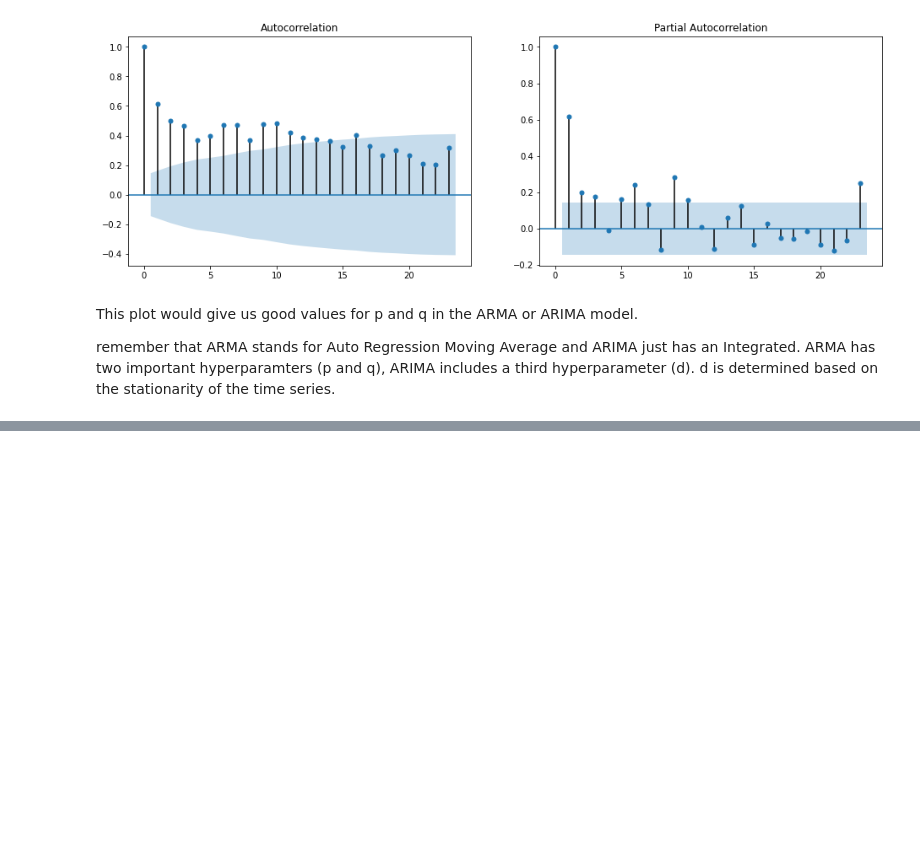
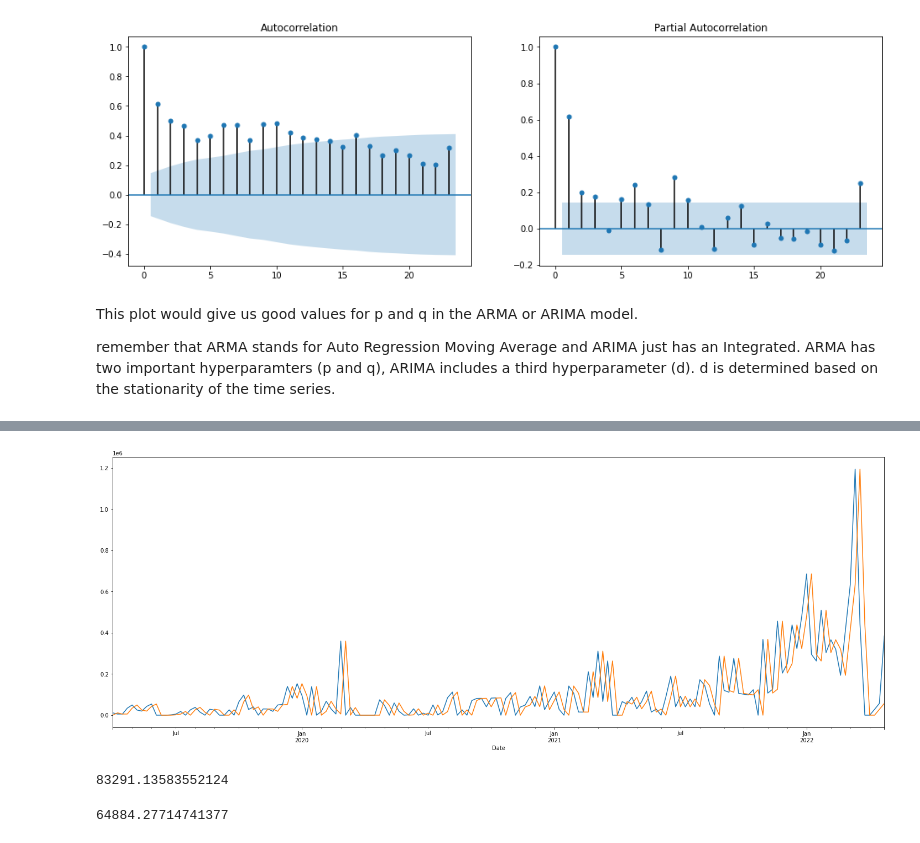
Before and after one commit to so-dipe/working, a Jupyter notebook: time series for....ipynb, the cells around one changed output, grey strips where cells are left out. Saved outputs shown, nothing was run; the diff lists cells and outputs as text; code cells hidden in the pictures; blank space fills up the shorter version.

```diff
--- a/time series for....ipynb
+++ b/time series for....ipynb
@@ -87,3 +90,7 @@ plot_pacf(y, ax=ax[1]);
 This plot would give us good values for p and q in the ARMA or ARIMA model.
 
 remember that ARMA stands for Auto Regression Moving Average and ARIMA just has an Integrated. ARMA has two important hyperparamters (p and q), ARIMA includes a third hyperparameter (d). d is determined based on the stationarity of the time series.
+# %%
+#train test split
+y_train = y[:160]
+y_test = y[160:]
@@ -89,0 +122,5 @@ remember that ARMA stands for Auto Regression Moving Average and ARIMA just has
+# %%
+#shift the values by one day.
+# y_train_base['2019-04-07'] = 0
+y_train_base = y_train.shift(1).fillna(0)
+y_train_base
@@ -89,0 +141,18 @@ remember that ARMA stands for Auto Regression Moving Average and ARIMA just has
+# %%
+fig, ax = plt.subplots(figsize=(25, 9))
+y_train.plot(kind='line', ax=ax);
+y_train_base.plot(kind='line', ax=ax);
+# %% [output]
+[figure, added]
+# %%
+#get MAE of the naive model.
+naive_model_acc = mean_absolute_error(y_train, y_train_base)
+naive_model_acc
+# %% [output]
+83291.13583552124
+# %%
+#calculate MAE of ARIMA model
+y_train_pred = model.predict()
+mean_absolute_error(y_train.values, y_train_pred.values)
+# %% [output]
+64884.27714741377
```
Also changed, not shown: parts of 13 cells of this notebook.
